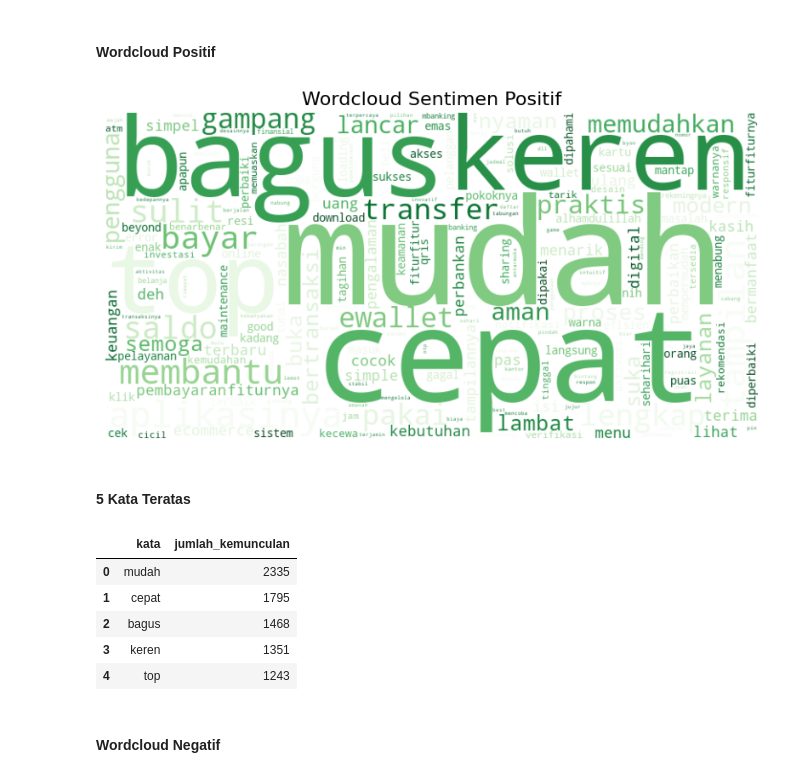
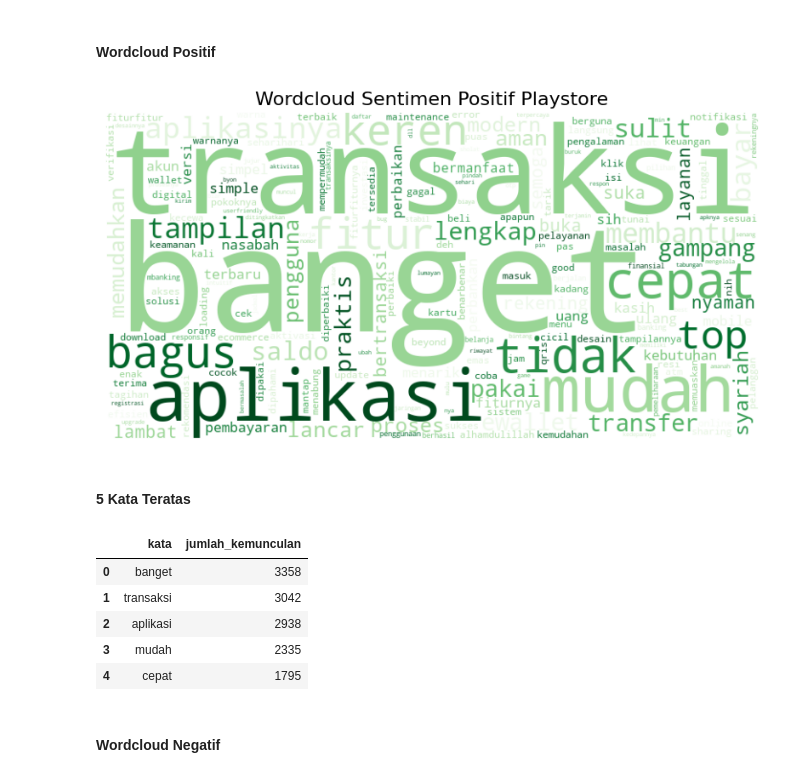
Before and after one commit to baywcksn/indobert-bertopic-analysis, a Jupyter notebook: Playstore_&_Appstore.ipynb, the cells around one changed output. Cells and saved outputs as stored; diff of their text form; code cells hidden in the pictures.

```diff
--- a/Playstore_&_Appstore.ipynb
+++ b/Playstore_&_Appstore.ipynb
@@ -619,56 +619,39 @@ display(contoh_negatif[['normalisasi', 'sentiment_label', 'sentiment_encoded']])
 # %%
 from wordcloud import WordCloud, STOPWORDS
 import matplotlib.pyplot as plt
-
-# stopword tambahan
-stopword_wc = {
-    "bsi", "byond", "bank", "syariah",
-    "aplikasi", "apk", "byondbybsi",
-    "nya", "juga", "udah",
-    "gak", "ga", "cont", "tidak",
-    "sih", "saja", "aja",
-    "untuk", "banget", "kali",
-    "mohon", "versi", "kakak",
-    "pahamjadiberkah", "yuk", "update",
-    "customer", "service", "cs",
-    "fitur", "login", "akun", "email",
-    "transaksi", "rekening", "mobile"
-}
-
-wc_stopwords = STOPWORDS.union(stopword_wc)
 
 # ambil token positif
 positive_tokens = df_filtered[
     df_filtered['sentiment_encoded'] == 1
 ][token_col]
 
 # pastikan isinya list
 positive_tokens = positive_tokens.dropna().apply(
     lambda x: x if isinstance(x, list) else []
 )
 
 # gabungkan token
 text_pos = " ".join(" ".join(tokens) for tokens in positive_tokens)
 
 # wordcloud
 wc_pos = WordCloud(
     width=800,
     height=400,
     background_color="white",
     colormap="Greens",
     stopwords=wc_stopwords,
     max_words=200,
     max_font_size=180,
     collocations=False
 ).generate(text_pos)
 
 plt.figure(figsize=(10, 5))
 plt.imshow(wc_pos, interpolation="bilinear")
-plt.title("Wordcloud Sentimen Positif", fontsize=16)
+plt.title("Wordcloud Sentimen Positif Playstore", fontsize=16)
 plt.axis("off")
 plt.show()
 # %% [output]
-[figure, old version]
+[figure, new version]
 # %% [markdown]
 #### 5 Kata Teratas
 # %%
@@ -721,11 +704,11 @@ df_top_5 = pd.DataFrame(top_5_words, columns=['kata', 'jumlah_kemunculan'])
 df_top_5
 # %% [output]
 |  | kata | jumlah_kemunculan |
-| 0 | mudah | 2335 |
-| 1 | cepat | 1795 |
-| 2 | bagus | 1468 |
-| 3 | keren | 1351 |
-| 4 | top | 1243 |
+| 0 | banget | 3358 |
+| 1 | transaksi | 3042 |
+| 2 | aplikasi | 2938 |
+| 3 | mudah | 2335 |
+| 4 | cepat | 1795 |
 # %% [markdown]
 #### Wordcloud Negatif
 # %%
```
Also changed, not shown: parts of 9 cells of this notebook.
